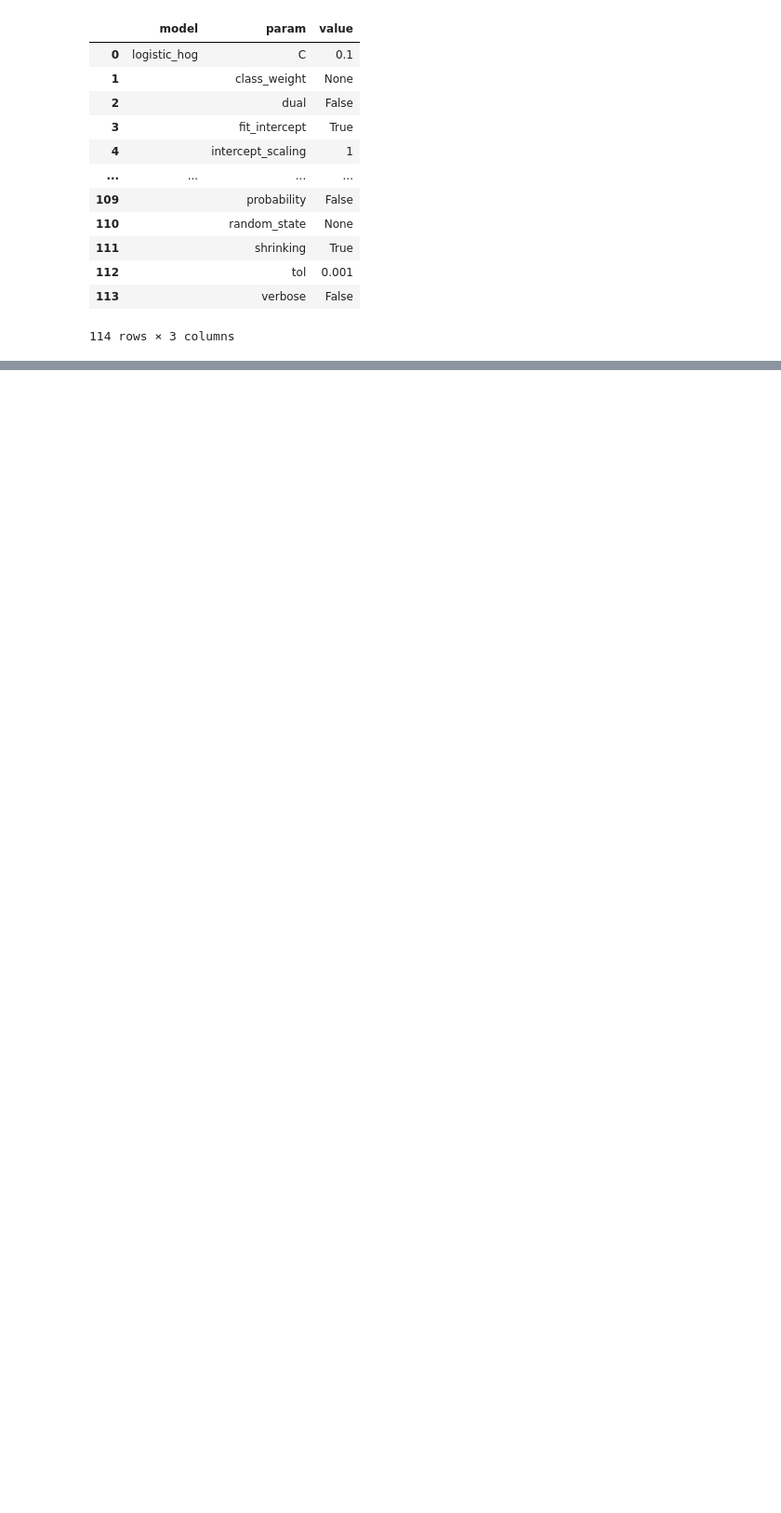
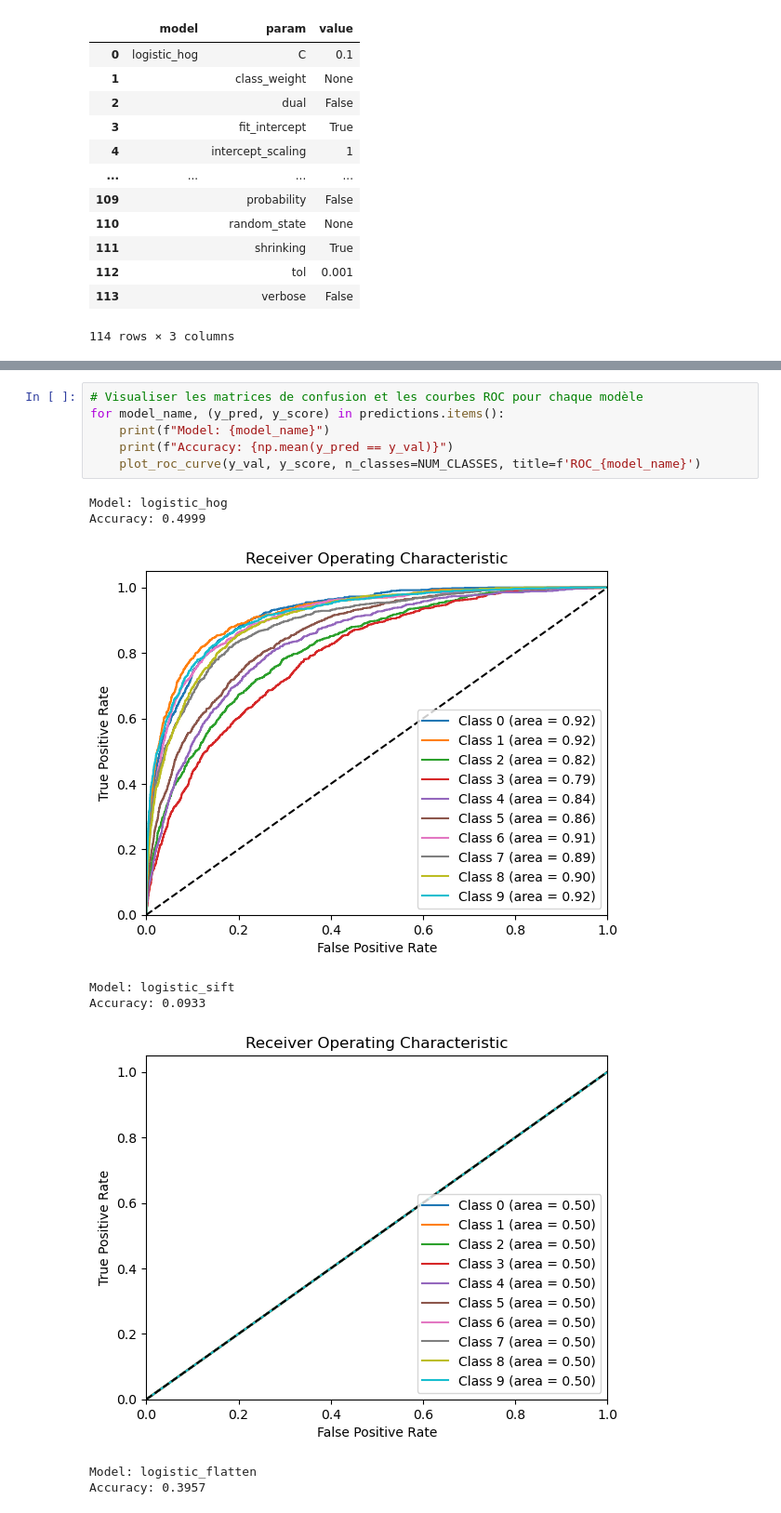
Before and after one commit to Mkbrad77/classification_cifar10, a Jupyter notebook: notebooks/best_model_show.ipynb, the cells around one changed output, grey strips where cells are left out. Shown at 93% size. Drawn from its saved outputs; the diff is of its cells as text; blank space fills up the shorter version.

```diff
--- a/notebooks/best_model_show.ipynb
+++ b/notebooks/best_model_show.ipynb
@@ -92,0 +234,15 @@ df
+# %%
+# Visualiser les matrices de confusion et les courbes ROC pour chaque modèle
+for model_name, (y_pred, y_score) in predictions.items():
+    print(f"Model: {model_name}")
+    print(f"Accuracy: {np.mean(y_pred == y_val)}")
+    plot_roc_curve(y_val, y_score, n_classes=NUM_CLASSES, title=f'ROC_{model_name}')
+# %% [output]
+Model: logistic_hog
+Accuracy: 0.4999
+[figure, added]
+Model: logistic_sift
+Accuracy: 0.0933
+[figure, added]
+Model: logistic_flatten
+Accuracy: 0.3957
```
Also changed, not shown: parts of 16 cells of this notebook, 24 other files.
